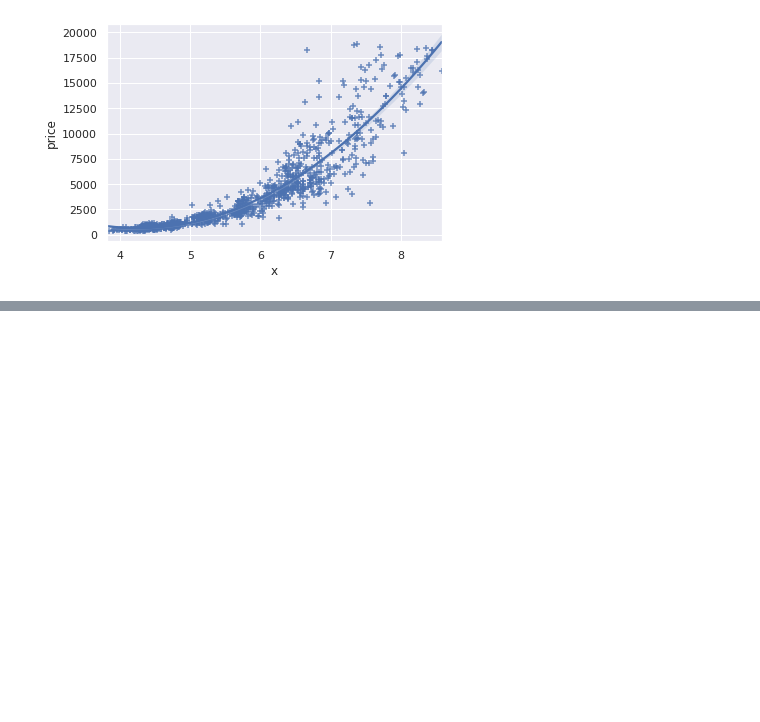
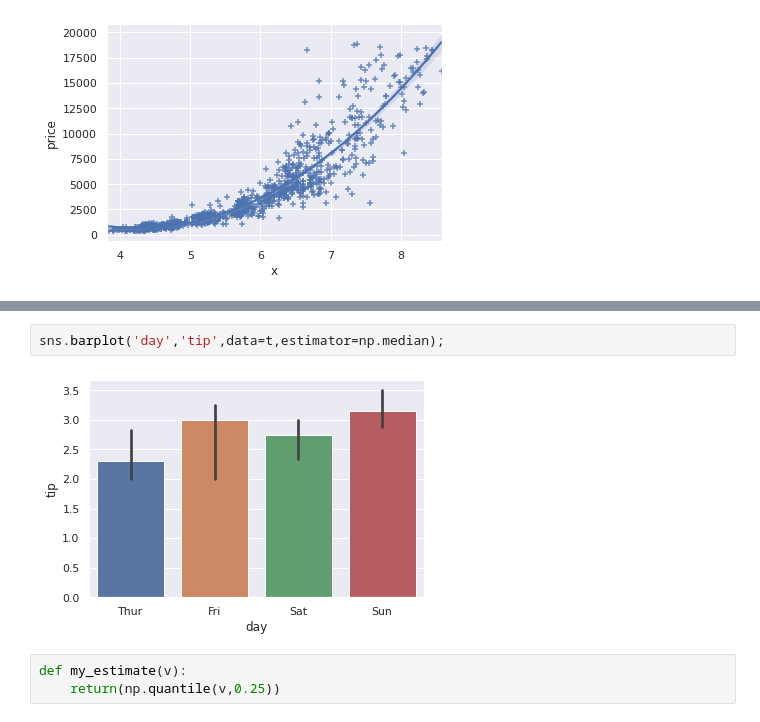
Before and after one commit to swami-gait/Foundations_of_datascience, a Jupyter notebook: FDS_WK12_DataViz.ipynb, the cells around one changed output, grey strips where cells are left out. Saved outputs shown, nothing was run; the diff lists cells and outputs as text; blank space fills up the shorter version.

```diff
--- a/FDS_WK12_DataViz.ipynb
+++ b/FDS_WK12_DataViz.ipynb
@@ -486,0 +495,7 @@ sns.regplot('x','price',data=d.sample(1000),order=2,marker='+');
+# %%
+sns.barplot('day','tip',data=t,estimator=np.median);
+# %% [output]
+[figure, added]
+# %%
+def my_estimate(v):
+    return(np.quantile(v,0.25))
```
Also changed, not shown: parts of 5 cells of this notebook.
